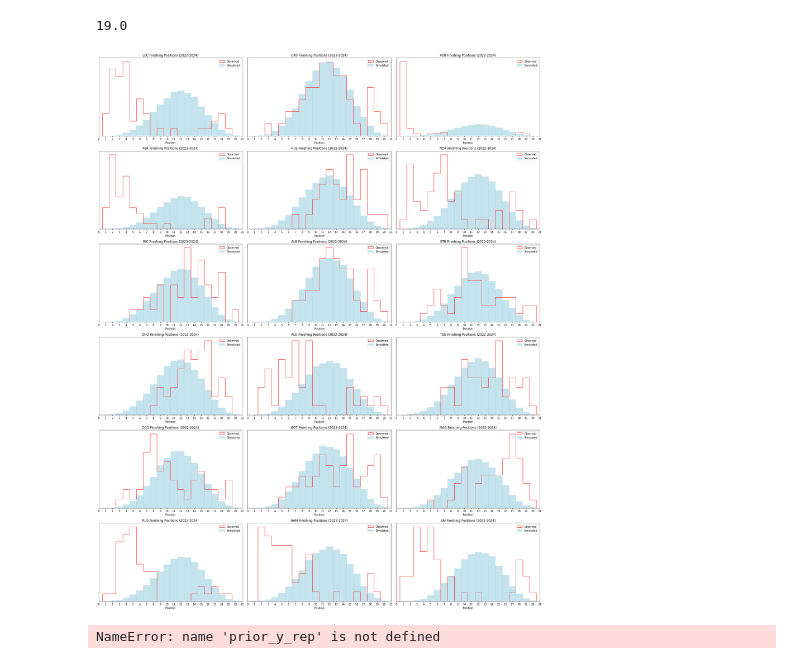
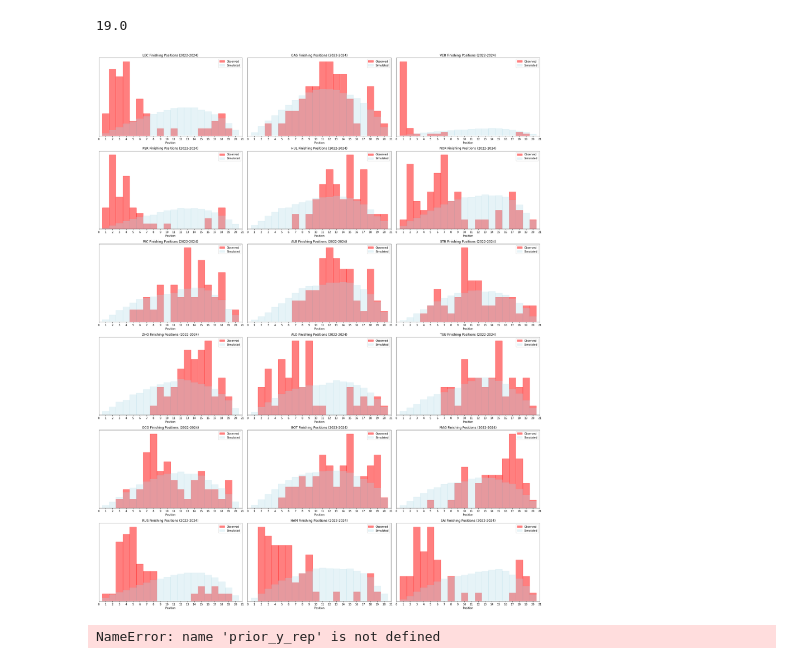
Before and after one commit to andrzejjnk/bayesian_f1, a Jupyter notebook: f1_project.ipynb, the cells around one changed output. Cells and saved outputs as stored; diff of their text form; code cells hidden in the pictures.

Commit message:
Minor changes in histogram visualisations

```diff
--- a/f1_project.ipynb
+++ b/f1_project.ipynb
@@ -543,36 +543,36 @@ drivers_names = df['Name'].unique().tolist()
 
 # Iteracja po osiach wykresu
 for d_i, d_name in enumerate(drivers_names):
     # Wybierz indeks kierowcy zgodnie z jego nazwą
     d_lookup_i = df['Name'].eq(d_name)
     # Wybierz dane dla danego kierowcy
     results = df[d_lookup_i]
 
     # Oblicz indeks wiersza i kolumny
     row_idx = d_i // n_cols
     col_idx = d_i % n_cols
 
     # Histogram dla prawdziwych pozycji
-    axes[row_idx, col_idx].hist((results['Pos (race)']+1).tolist(), bins=n_bins, rwidth=1, histtype='step', color='red', edgecolor='red', density=True, label='Observed')
+    axes[row_idx, col_idx].hist((results['Pos (race)']).tolist(), bins=n_bins, rwidth=1, color='red', edgecolor='red', density=True, label='Observed', alpha=0.5)
 
     # Pobierz indeksy wyników dla danego kierowcy
     results_idx = results.index
     # Pobierz przewidywane pozycje dla tych indeksów z y_hat
     simulated_positions = y_hat_stan[results_idx].flatten() + 1
     # Histogram dla przewidywanych pozycji
-    axes[row_idx, col_idx].hist(simulated_positions, bins=n_bins, rwidth=1, color='lightblue', edgecolor='lightblue', density=True, label='Simulated', alpha=0.7)
+    axes[row_idx, col_idx].hist(simulated_positions, bins=n_bins, rwidth=1, color='lightblue', edgecolor='lightblue', density=True, label='Simulated', alpha=0.3)
 
     axes[row_idx, col_idx].set_xticks(range(22))
     axes[row_idx, col_idx].set_xlim([0, 21])
     axes[row_idx, col_idx].set_yticks([])
     axes[row_idx, col_idx].set_title(d_name.split()[-1] + ' Finishing Positions (2022-2024)')
     axes[row_idx, col_idx].legend()
     axes[row_idx, col_idx].set_xlabel('Position')
 
 fig.tight_layout()
 plt.show()
 # %% [output]
-[figure, old version]
+[figure, new version]
 # %%
 # prior_y_rep = fit.stan_variable('position')
 # # Pobieramy unikalnych kierowców
```
